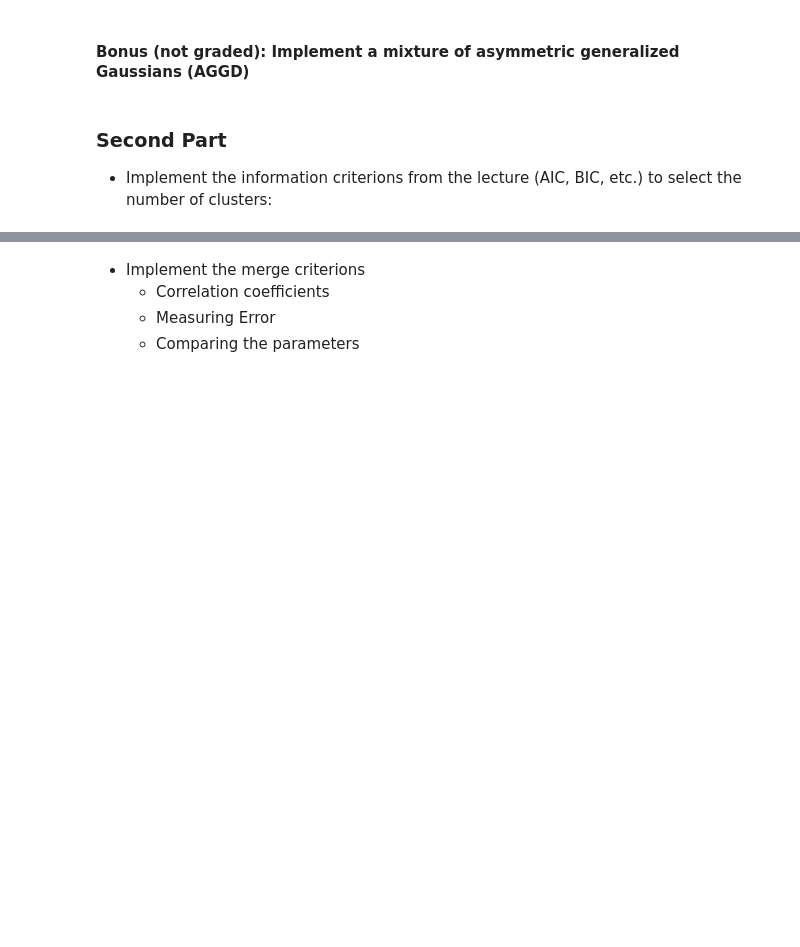
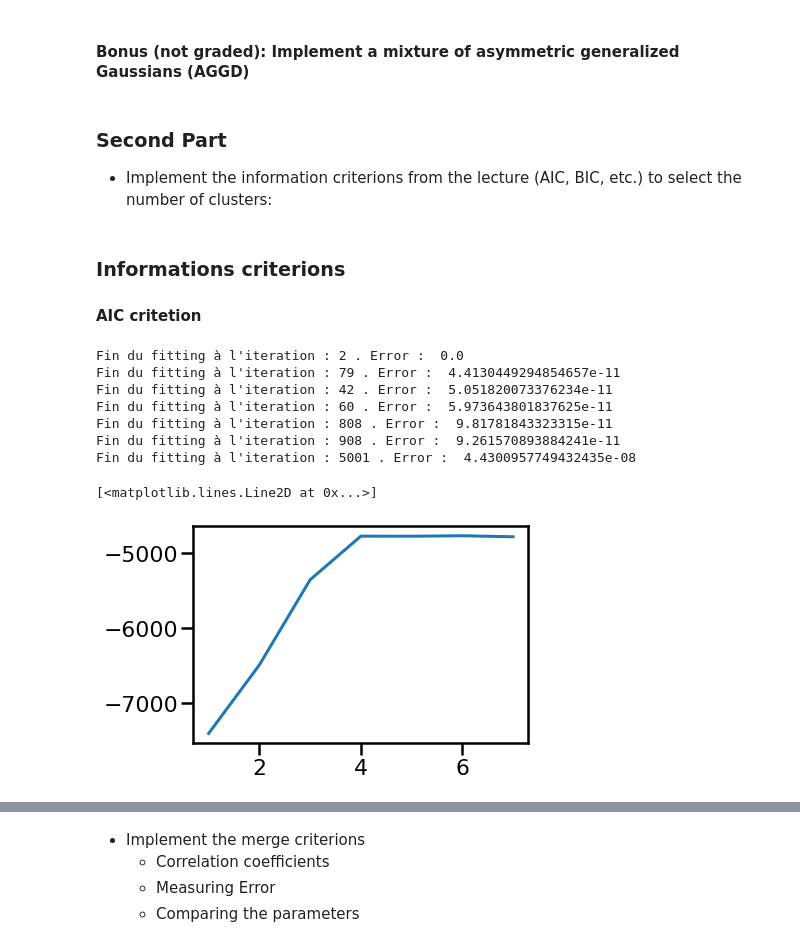
Before and after one commit to bricerauby/LabsMachineLearning, a Jupyter notebook: lab4-6-MM.ipynb, the cells around one changed output, grey strips where cells are left out. Saved outputs shown, nothing was run; the diff lists cells and outputs as text; code cells hidden in the pictures; blank space fills up the shorter version.

```diff
--- a/lab4-6-MM.ipynb
+++ b/lab4-6-MM.ipynb
@@ -122,0 +221,25 @@ Plot data with colors representing predicted labels and shapes representing real
+# %% [markdown]
+### Informations criterions
+#### AIC critetion
+# %%
+def compute_AIC(k):
+    model = my_GMM(k)
+    model.fit(X, it_max = 5000, tol = 10**-10);
+    number_parameters = k * (model.mu_.shape[1] + 1 + model.mu_.shape[1] * (model.mu_.shape[1] + 1) / 2 ) - 1
+    return (np.sum(model.log_likelelyhood) -  number_parameters)
+# %%
+AICs = []
+np.random.seed(42)
+for k in range(1,8):
+    AICs.append(compute_AIC(k))
+plt.plot(range(1,8), AICs)
+# %% [output]
+Fin du fitting à l'iteration : 2 . Error :  0.0
+Fin du fitting à l'iteration : 79 . Error :  4.4130449294854657e-11
+Fin du fitting à l'iteration : 42 . Error :  5.051820073376234e-11
+Fin du fitting à l'iteration : 60 . Error :  5.973643801837625e-11
+Fin du fitting à l'iteration : 808 . Error :  9.81781843323315e-11
+Fin du fitting à l'iteration : 908 . Error :  9.261570893884241e-11
+Fin du fitting à l'iteration : 5001 . Error :  4.4300957749432435e-08
+[<matplotlib.lines.Line2D at 0x...>]
+[figure, added]
```
Also changed, not shown: parts of 21 cells of this notebook, 3 other files.
